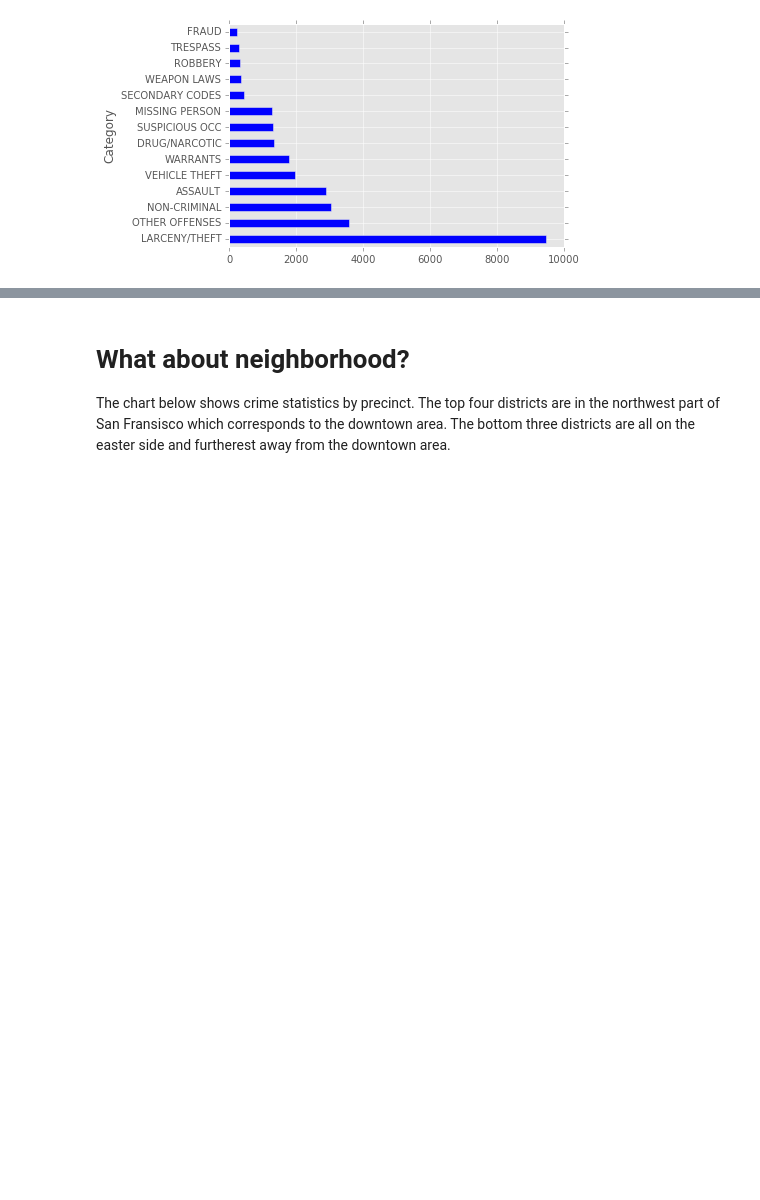
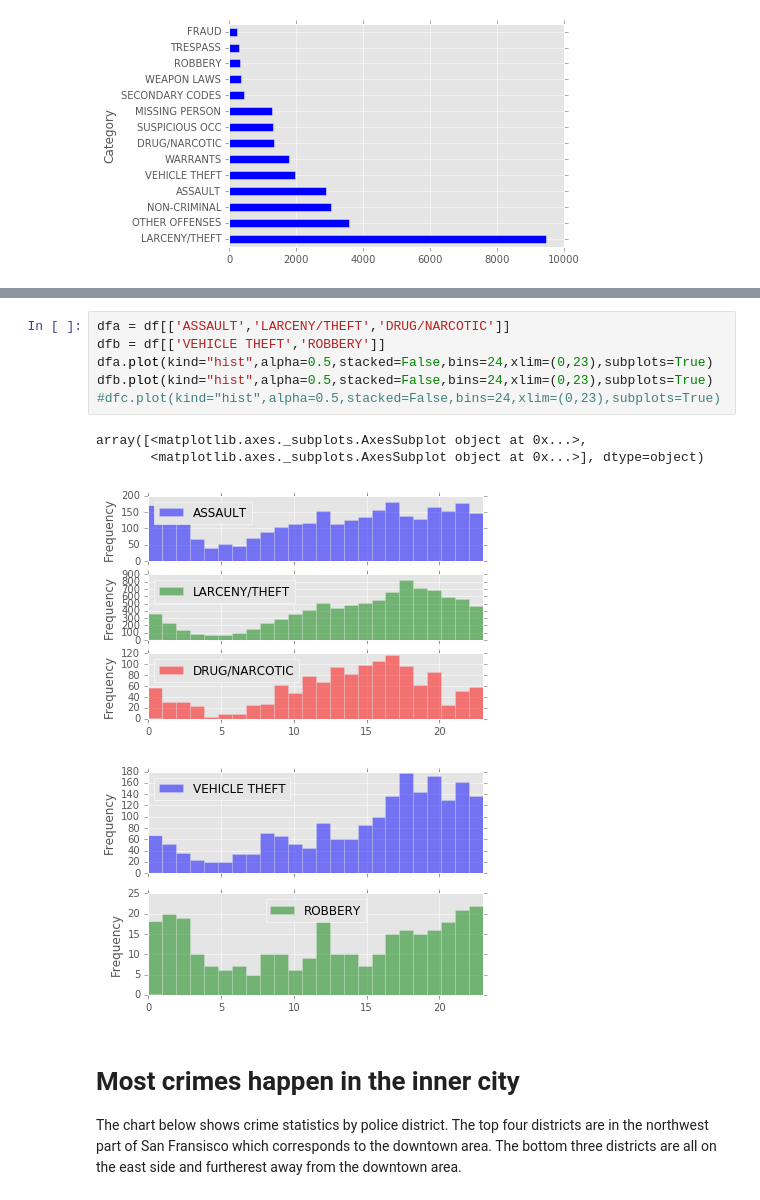
Before and after one commit to perrywilson/crime-stats-viz, a Jupyter notebook: crime_stats.ipynb, the cells around one changed output, grey strips where cells are left out. Cells and saved outputs as stored; diff of their text form; blank space fills up the shorter version.

```diff
--- a/crime_stats.ipynb
+++ b/crime_stats.ipynb
@@ -54,7 +59,18 @@ df.plot(kind="hist", alpha=0.5,stacked=True,bins=24,xlim=(0,23))
+# %%
+dfa = df[['ASSAULT','LARCENY/THEFT','DRUG/NARCOTIC']]
+dfb = df[['VEHICLE THEFT','ROBBERY']]
+dfa.plot(kind="hist",alpha=0.5,stacked=False,bins=24,xlim=(0,23),subplots=True)
+dfb.plot(kind="hist",alpha=0.5,stacked=False,bins=24,xlim=(0,23),subplots=True)
+#dfc.plot(kind="hist",alpha=0.5,stacked=False,bins=24,xlim=(0,23),subplots=True)
+# %% [output]
+array([<matplotlib.axes._subplots.AxesSubplot object at 0x...>,
+       <matplotlib.axes._subplots.AxesSubplot object at 0x...>], dtype=object)
+[figure, added]
+[figure, added]
 # %% [markdown]
 
-# What about neighborhood?
-The chart below shows crime statistics by precinct. The top four districts are in the northwest part of San Fransisco which corresponds to the downtown area. The bottom three districts are all on the easter side and furtherest away from the downtown area.
+# Most crimes happen in the inner city
+The chart below shows crime statistics by police district. The top four districts are in the northwest part of San Fransisco which corresponds to the downtown area. The bottom three districts are all on the east side and furtherest away from the downtown area.
 # %%
 byDist = sf_crime.groupby("PdDistrict").size()
 byDist.sort_values(inplace=True)
```
Also changed, not shown: parts of 12 cells of this notebook.
